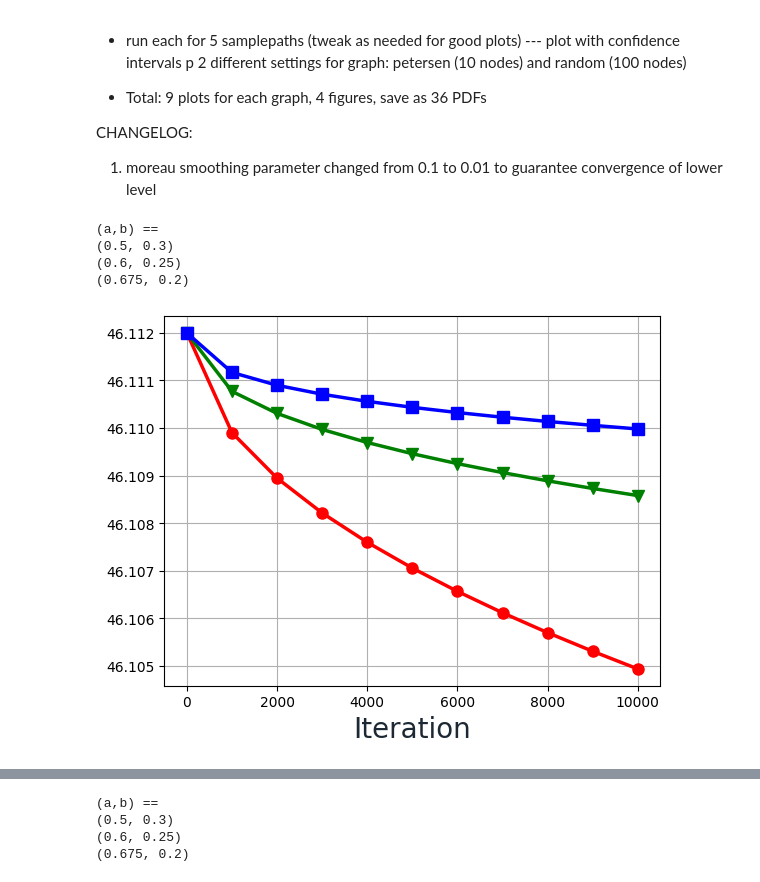
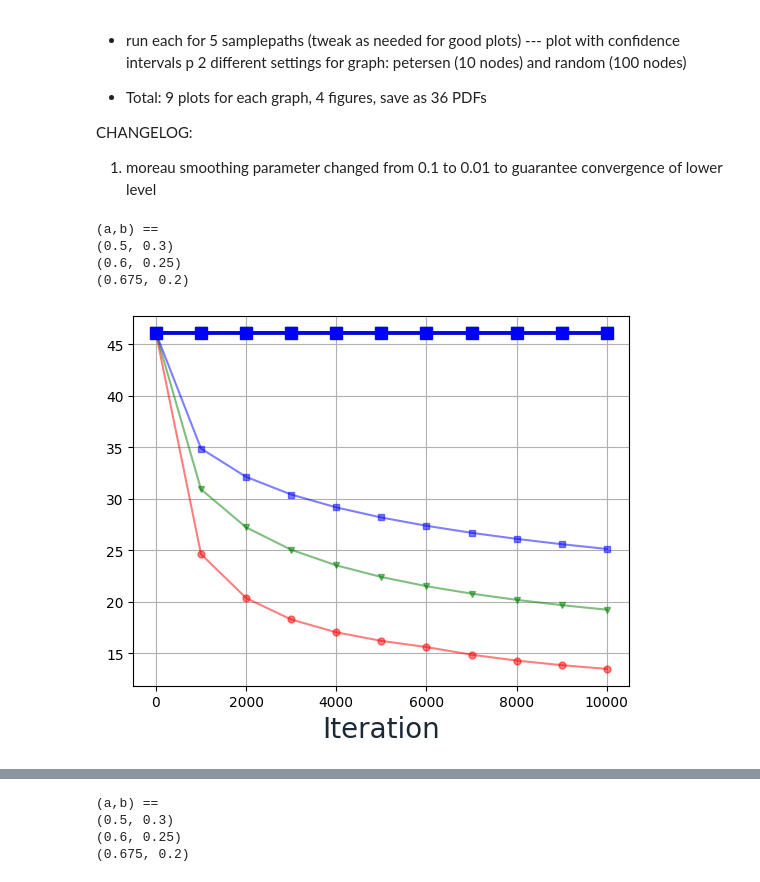
Before and after one commit to bzhanggg/dist-opt-sol-sel, a Jupyter notebook: alg1-star.ipynb, the cells around one changed output, grey strips where cells are left out. Saved outputs shown, nothing was run; the diff lists cells and outputs as text; code cells hidden in the pictures.

```diff
--- a/alg1-star.ipynb
+++ b/alg1-star.ipynb
@@ -140,6 +140,12 @@ def grad_f(X_mat):
         grad_f[i] = grad_f_i(X_mat[i], i)
     return grad_f + reg_weight*X_mat
 
+def grad_f_IRG(x_vec):
+    grad_f = np.zeros(N, dtype=np.complex128)
+    for i in range(N):
+        grad_f += grad_f_i(x_vec, i)
+    return grad_f + reg_weight*x_vec
+
 """
 input: x is a vector size N
 output: returns sparse vector size N, where only the ith element is nonzero
@@ -255,30 +297,49 @@ for (a,b) in tqdm(a_b_params):
     delta_x_vals_results[(a,b)] = delta_x_vals
     upper_vals_results[(a,b)] = upper_vals
     consensus_vals_results[(a,b)] = consensus_vals
+# %%
+# IRG for comparison
+u = LA.eig(R_matrix.T)[1][0] if R_matrix.ndim > 1 else 1
+u = u / np.mean(u) # try wrapping in np.real() if doesn't work right
+x_0_IRG = np.dot(u, X_0) / N
+
+IRG_lower_vals_results = {}
+IRG_delta_x_vals_results = {}
+IRG_upper_vals_results = {}
+IRG_consensus_vals_results = {}
+
+for (a,b) in tqdm(a_b_params):
+    lower_vals, delta_x_vals, upper_vals, consensus_vals = IRG(max_iter, epoch_size, x_0_IRG, a, b, Gamma)
+    IRG_lower_vals_results[(a,b)] = lower_vals
+    IRG_delta_x_vals_results[(a,b)] = delta_x_vals
+    IRG_upper_vals_results[(a,b)] = upper_vals
+    IRG_consensus_vals_results[(a,b)] = consensus_vals
 # %%
 # LOWER LEVEL OBJECTIVE PLOTS
 
 x_ax = list(range(0,max_iter+1,ceil(max_iter/epoch_size)))
 fig0, ax0 = plt.subplots()
 
 print('(a,b) == ')
 
 for key in a_b_params:
     print(key)
     ax0.plot(x_ax, (lower_vals_results[key]), lw=2.5, marker=runmarker[key], markersize=8, color=runcolor[key], label=f"(a,b)={key}")
+    ax0.plot(x_ax, IRG_lower_vals_results[key], lw=1.5, marker=runmarker[key], markersize=5, color=runcolor[key], alpha=0.5)
+
 ax0.grid(True)
 ax0.set_xlabel('Iteration', color='#1C2833',fontsize=20)
 
 if save_plots:
     fig0.savefig(f"./{path}/{graph_prefix}_lower_level.pdf", dpi=600, format="pdf", pad_inches=0.01)
 
 plt.show()
 # %% [output]
 (a,b) ==
 (0.5, 0.3)
 (0.6, 0.25)
 (0.675, 0.2)
-[figure, old version]
+[figure, new version]
 # %%
 # CHANGE IN STEP (UPPER LEVEL) PLOTS
 
```
Also changed, not shown: parts of 3 cells of this notebook, 1 other file.
